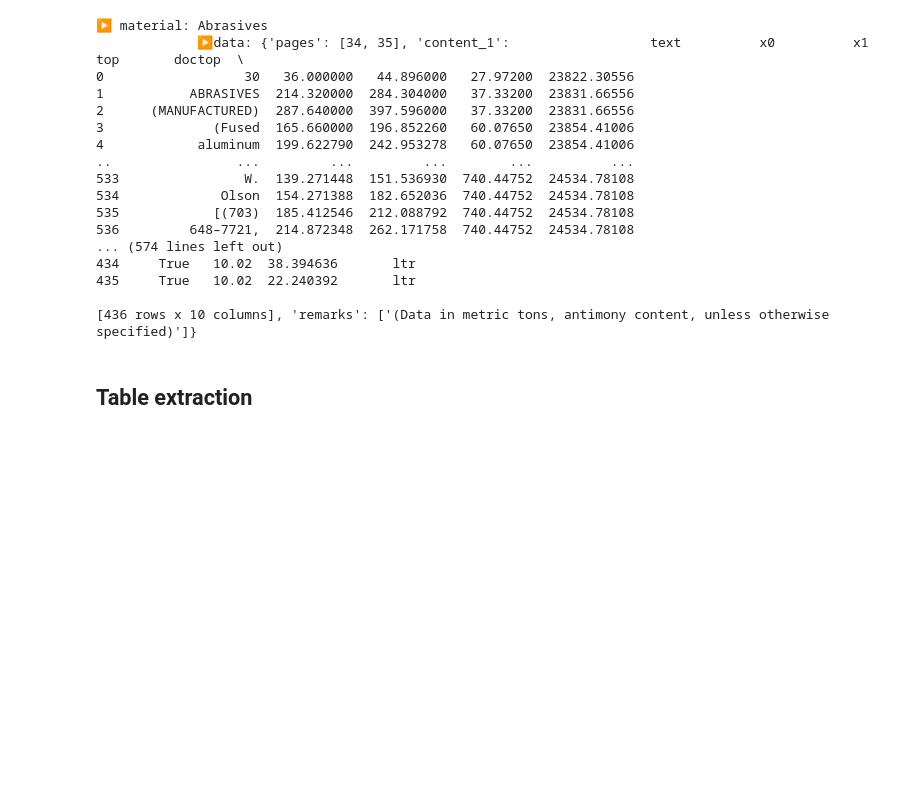
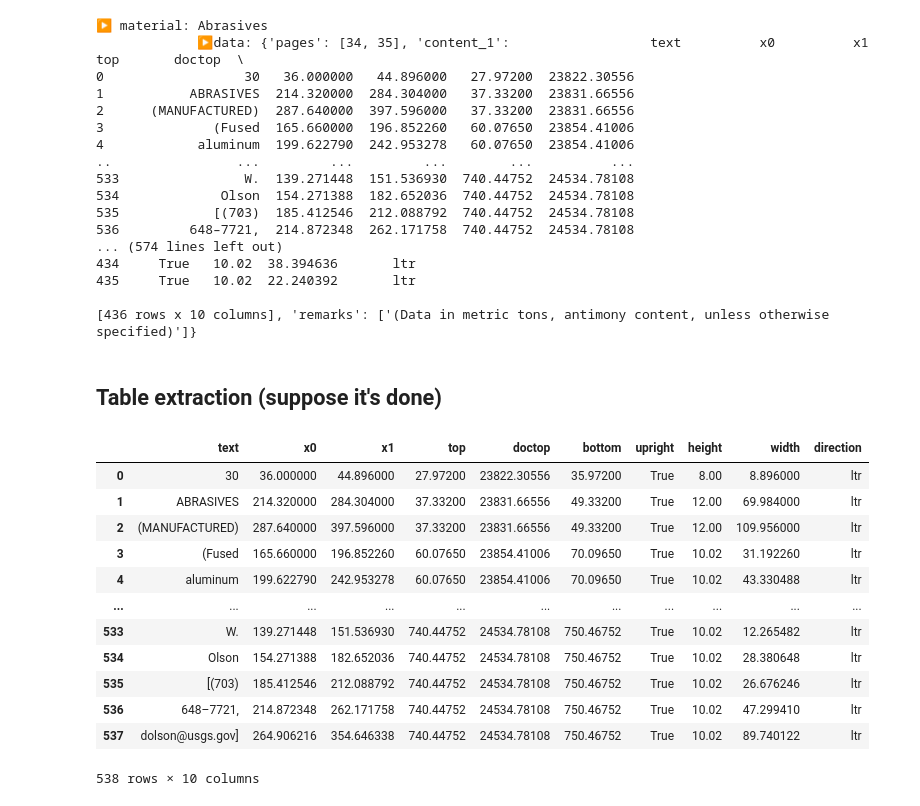
Before and after one commit to Yassmine2020/MaterialRisksSimulation, a Jupyter notebook: test_usgs/main.ipynb, the cells around one changed output. Saved outputs shown, nothing was run; the diff lists cells and outputs as text; code cells hidden in the pictures; blank space fills up the shorter version.

```diff
--- a/test_usgs/pdf_to_materials.ipynb
+++ b/test_usgs/main.ipynb
@@ -577,4 +604,20 @@ for material, data in scraping_base.items():
 
 [436 rows x 10 columns], 'remarks': ['(Data in metric tons, antimony content, unless otherwise specified)']}
 # %% [markdown]
-## Table extraction
+## Table extraction (suppose it's done)
+# %%
+scraping_base['Abrasives']['content_1']
+# %% [output]
+|  | text | x0 | x1 | top | doctop | bottom | upright | height | width | direction |
+| 0 | 30 | 36.000000 | 44.896000 | 27.97200 | 23822.30556 | 35.97200 | True | 8.00 | 8.896000 | ltr |
+| 1 | ABRASIVES | 214.320000 | 284.304000 | 37.33200 | 23831.66556 | 49.33200 | True | 12.00 | 69.984000 | ltr |
+| 2 | (MANUFACTURED) | 287.640000 | 397.596000 | 37.33200 | 23831.66556 | 49.33200 | True | 12.00 | 109.956000 | ltr |
+| 3 | (Fused | 165.660000 | 196.852260 | 60.07650 | 23854.41006 | 70.09650 | True | 10.02 | 31.192260 | ltr |
+| 4 | aluminum | 199.622790 | 242.953278 | 60.07650 | 23854.41006 | 70.09650 | True | 10.02 | 43.330488 | ltr |
+| ... | ... | ... | ... | ... | ... | ... | ... | ... | ... | ... |
+| 533 | W. | 139.271448 | 151.536930 | 740.44752 | 24534.78108 | 750.46752 | True | 10.02 | 12.265482 | ltr |
+| 534 | Olson | 154.271388 | 182.652036 | 740.44752 | 24534.78108 | 750.46752 | True | 10.02 | 28.380648 | ltr |
+| 535 | [(703) | 185.412546 | 212.088792 | 740.44752 | 24534.78108 | 750.46752 | True | 10.02 | 26.676246 | ltr |
+| 536 | 648–7721, | 214.872348 | 262.171758 | 740.44752 | 24534.78108 | 750.46752 | True | 10.02 | 47.299410 | ltr |
+| 537 | dolson@usgs.gov] | 264.906216 | 354.646338 | 740.44752 | 24534.78108 | 750.46752 | True | 10.02 | 89.740122 | ltr |
+538 rows × 10 columns
```
Also changed, not shown: parts of 17 cells of this notebook, 2 other files.
